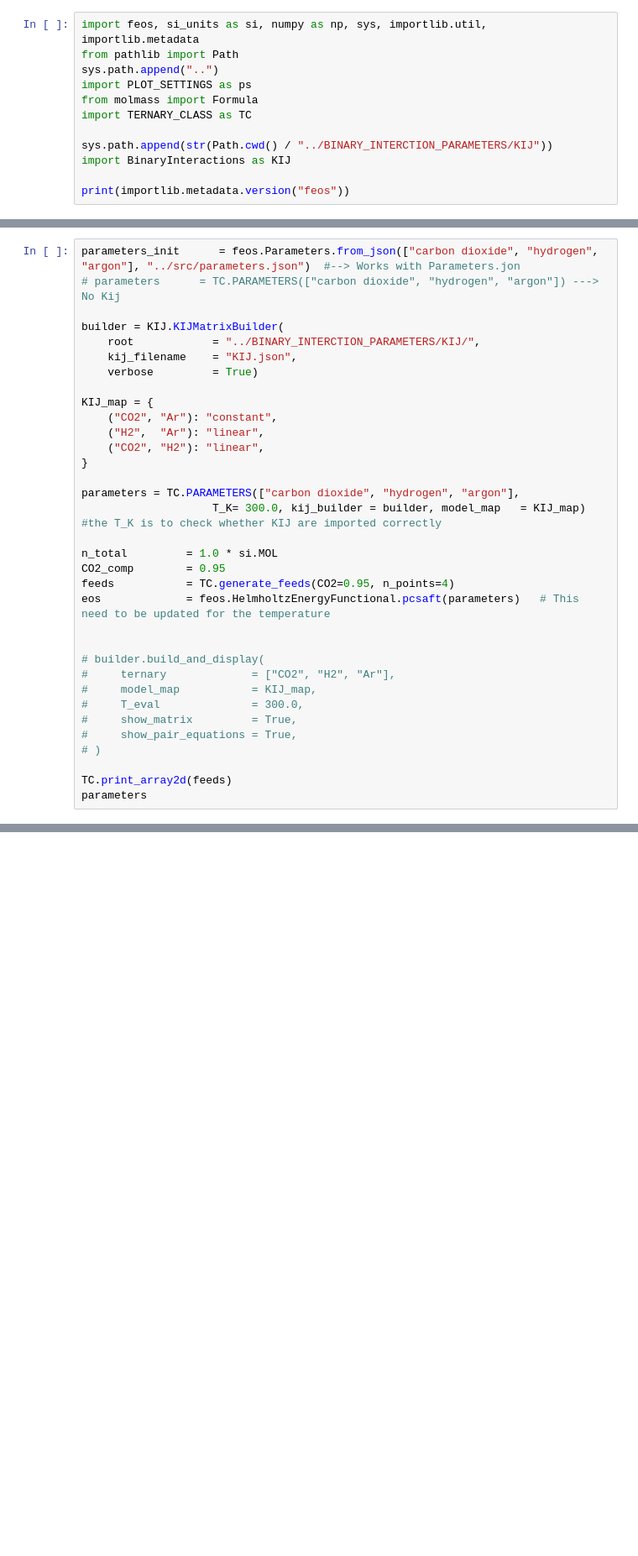
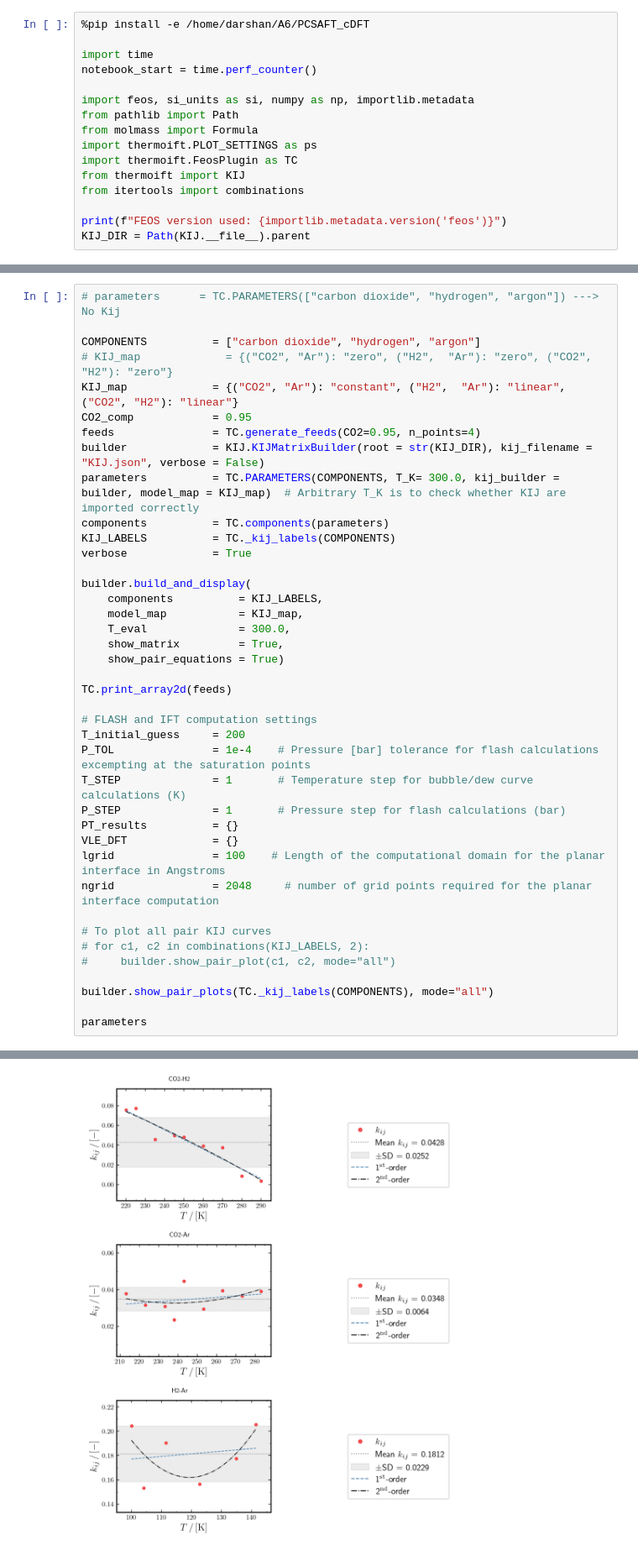
Before and after one commit to Darz2/co2-impurities-ml-surrogates, a Jupyter notebook: PCSAFT_cDFT/TERNARY_MIXTURES/CO2-H2-Ar/VLE_IFT.ipynb, the cells around one changed output, grey strips where cells are left out. Shown at 84% size. Cells and saved outputs as stored; diff of their text form; blank space fills up the shorter version.

```diff
--- a/PCSAFT_cDFT/TERNARY_MIXTURES/CO2-H2-Ar/VLE_IFT.ipynb
+++ b/PCSAFT_cDFT/TERNARY_MIXTURES/CO2-H2-Ar/VLE_IFT.ipynb
@@ -1,13 +1,17 @@
 # %%
-import feos, si_units as si, numpy as np, sys, importlib.util, importlib.metadata
+%pip install -e /home/darshan/A6/PCSAFT_cDFT
+
+import time
+notebook_start = time.perf_counter()
+
+import feos, si_units as si, numpy as np, importlib.metadata
 from pathlib import Path
-sys.path.append("..")
-import PLOT_SETTINGS as ps
 from molmass import Formula
-import TERNARY_CLASS as TC
+import thermoift.PLOT_SETTINGS as ps
+import thermoift.FeosPlugin as TC
+from thermoift import KIJ
+from itertools import combinations
 
-sys.path.append(str(Path.cwd() / "../BINARY_INTERCTION_PARAMETERS/KIJ"))
-import BinaryInteractions as KIJ
-
-print(importlib.metadata.version("feos"))
+print(f"FEOS version used: {importlib.metadata.version('feos')}")
+KIJ_DIR = Path(KIJ.__file__).parent
 # %% [output]
@@ -15,35 +35,41 @@ print(importlib.metadata.version("feos"))
 # %%
-parameters_init      = feos.Parameters.from_json(["carbon dioxide", "hydrogen", "argon"], "../src/parameters.json")  #--> Works with Parameters.jon
 # parameters      = TC.PARAMETERS(["carbon dioxide", "hydrogen", "argon"]) ---> No Kij
 
-builder = KIJ.KIJMatrixBuilder(
-    root            = "../BINARY_INTERCTION_PARAMETERS/KIJ/",
-    kij_filename    = "KIJ.json",
-    verbose         = True)
+COMPONENTS          = ["carbon dioxide", "hydrogen", "argon"]
+# KIJ_map             = {("CO2", "Ar"): "zero", ("H2",  "Ar"): "zero", ("CO2", "H2"): "zero"}
+KIJ_map             = {("CO2", "Ar"): "constant", ("H2",  "Ar"): "linear", ("CO2", "H2"): "linear"}
+CO2_comp            = 0.95
+feeds               = TC.generate_feeds(CO2=0.95, n_points=4)
+builder             = KIJ.KIJMatrixBuilder(root = str(KIJ_DIR), kij_filename = "KIJ.json", verbose = False)
+parameters          = TC.PARAMETERS(COMPONENTS, T_K= 300.0, kij_builder = builder, model_map = KIJ_map)  # Arbitrary T_K is to check whether KIJ are imported correctly
+components          = TC.components(parameters)
+KIJ_LABELS          = TC._kij_labels(COMPONENTS)
+verbose             = True
 
-KIJ_map = {
-    ("CO2", "Ar"): "constant",
-    ("H2",  "Ar"): "linear",
-    ("CO2", "H2"): "linear",
-}
-
-parameters = TC.PARAMETERS(["carbon dioxide", "hydrogen", "argon"],
-                    T_K= 300.0, kij_builder = builder, model_map   = KIJ_map)  #the T_K is to check whether KIJ are imported correctly
-
-n_total         = 1.0 * si.MOL
-CO2_comp        = 0.95
-feeds           = TC.generate_feeds(CO2=0.95, n_points=4)
-eos             = feos.HelmholtzEnergyFunctional.pcsaft(parameters)   # This need to be updated for the temperature
-
-
-# builder.build_and_display(
-#     ternary             = ["CO2", "H2", "Ar"],
-#     model_map           = KIJ_map,
-#     T_eval              = 300.0,
-#     show_matrix         = True,
-#     show_pair_equations = True,
-# )
+builder.build_and_display(
+    components          = KIJ_LABELS,
+    model_map           = KIJ_map,
+    T_eval              = 300.0,
+    show_matrix         = True,
+    show_pair_equations = True)
 
 TC.print_array2d(feeds)
+
+# FLASH and IFT computation settings
+T_initial_guess     = 200
+P_TOL               = 1e-4    # Pressure [bar] tolerance for flash calculations excempting at the saturation points
+T_STEP              = 1       # Temperature step for bubble/dew curve calculations (K)
+P_STEP              = 1       # Pressure step for flash calculations (bar)
+PT_results          = {}
+VLE_DFT             = {}
+lgrid               = 100    # Length of the computational domain for the planar interface in Angstroms
+ngrid               = 2048     # number of grid points required for the planar interface computation
+
+# To plot all pair KIJ curves
+# for c1, c2 in combinations(KIJ_LABELS, 2):
+#     builder.show_pair_plot(c1, c2, mode="all")
+
+builder.show_pair_plots(TC._kij_labels(COMPONENTS), mode="all")
+
 parameters
 # %% [output]
@@ -64,0 +93 @@ parameters
+[figure, added]
```
Also changed, not shown: parts of 7 cells of this notebook, 47 other files.
